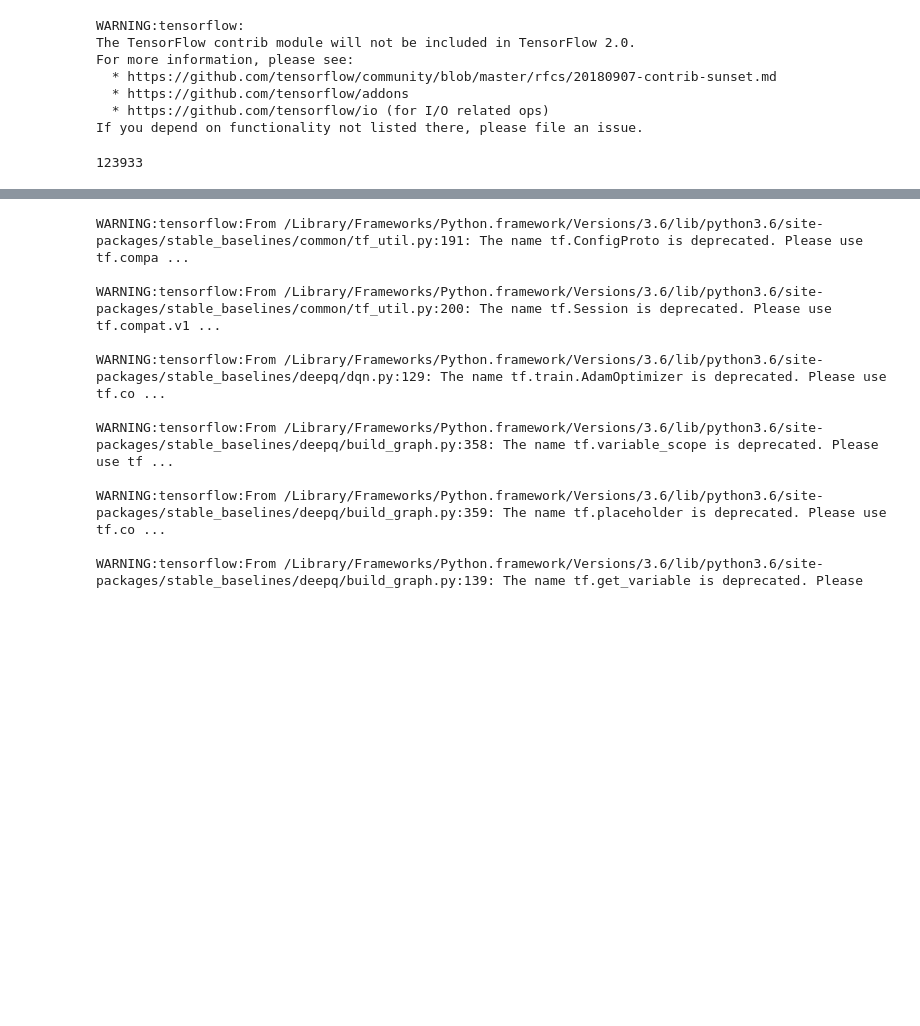
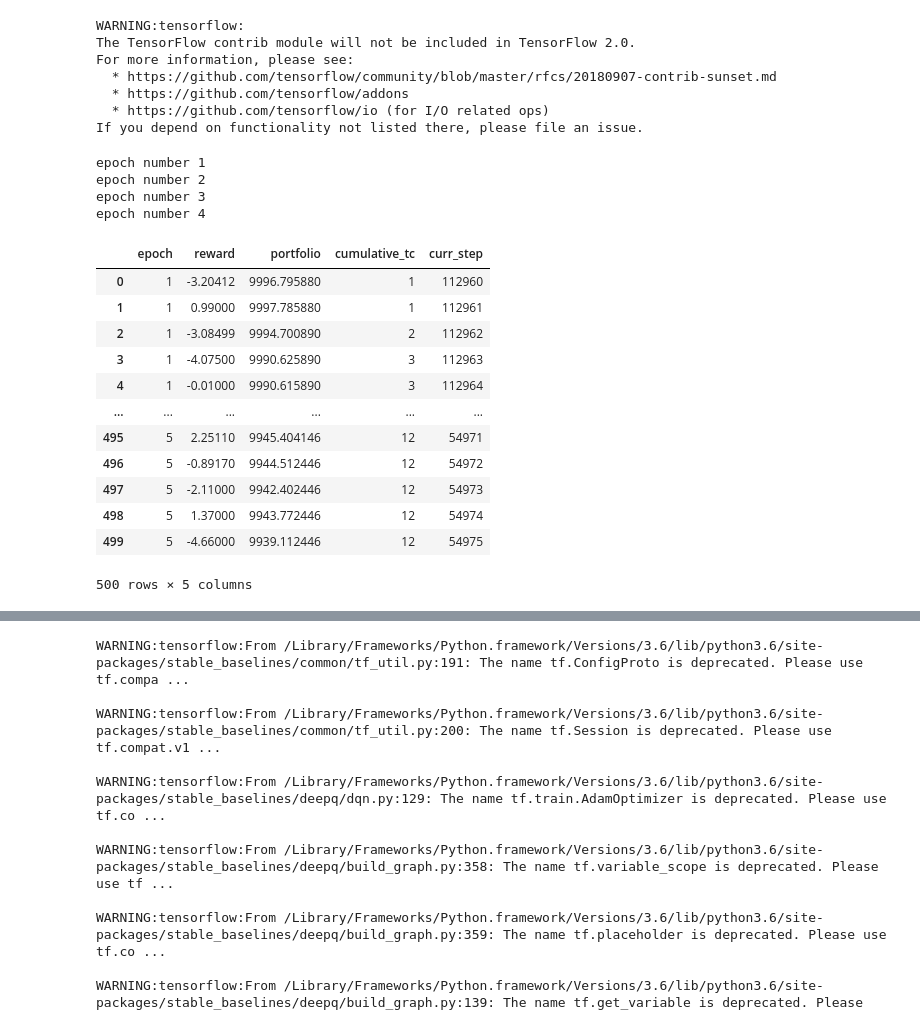
Before and after one commit to YAOS5/Amazon-Trading-Bot, a Jupyter notebook: learning_curve_demo.ipynb, the cells around one changed output, grey strips where cells are left out. Saved outputs shown, nothing was run; the diff lists cells and outputs as text; code cells hidden in the pictures; blank space fills up the shorter version.

```diff
--- a/learning_curve_demo.ipynb
+++ b/learning_curve_demo.ipynb
@@ -22,7 +22,27 @@ For more information, please see:
   * https://github.com/tensorflow/addons
   * https://github.com/tensorflow/io (for I/O related ops)
 If you depend on functionality not listed there, please file an issue.
-# %%
-len(data)
-# %% [output]
-123933
+# %%
+EPOCHS = 5
+INITIAL_BALANCE = 10_000
+PAST_TICKS = 5
+train_range = np.arange(1,13)
+data = load_data(train_range)
+env_test = Environment(data["close"].to_list(), balance=INITIAL_BALANCE, past_ticks=PAST_TICKS)
+
+
+model = DQN(MlpPolicy, env_test, verbose=1)
+
+# sanity check for 100 timesteps
+for i in range(EPOCHS):
+    # model learn already implicitly calls env.reset
+    model.learn(total_timesteps=100)
+
+    if env_test.epoch_count >= EPOCHS:
+        break
+    print(f'epoch number {env_test.epoch_count}')
+# %% [output]
+epoch number 1
+epoch number 2
+epoch number 3
+epoch number 4
@@ -28,0 +53,16 @@ len(data)
+# %%
+demo_logs
+# %% [output]
+|  | epoch | reward | portfolio | cumulative_tc | curr_step |
+| 0 | 1 | -3.20412 | 9996.795880 | 1 | 112960 |
+| 1 | 1 | 0.99000 | 9997.785880 | 1 | 112961 |
+| 2 | 1 | -3.08499 | 9994.700890 | 2 | 112962 |
+| 3 | 1 | -4.07500 | 9990.625890 | 3 | 112963 |
+| 4 | 1 | -0.01000 | 9990.615890 | 3 | 112964 |
+| ... | ... | ... | ... | ... | ... |
+| 495 | 5 | 2.25110 | 9945.404146 | 12 | 54971 |
+| 496 | 5 | -0.89170 | 9944.512446 | 12 | 54972 |
+| 497 | 5 | -2.11000 | 9942.402446 | 12 | 54973 |
+| 498 | 5 | 1.37000 | 9943.772446 | 12 | 54974 |
+| 499 | 5 | -4.66000 | 9939.112446 | 12 | 54975 |
+500 rows × 5 columns
```
Also changed, not shown: parts of 5 cells of this notebook, 1 other file.
